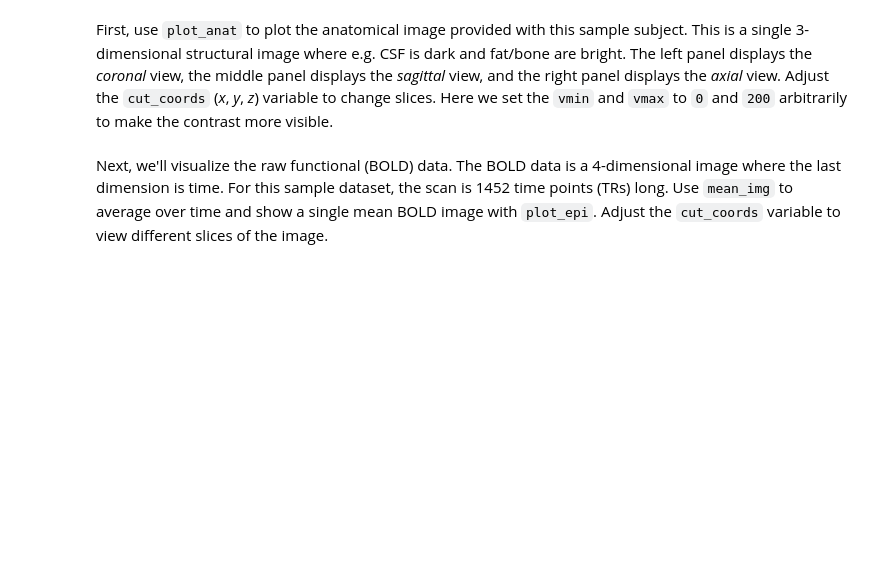
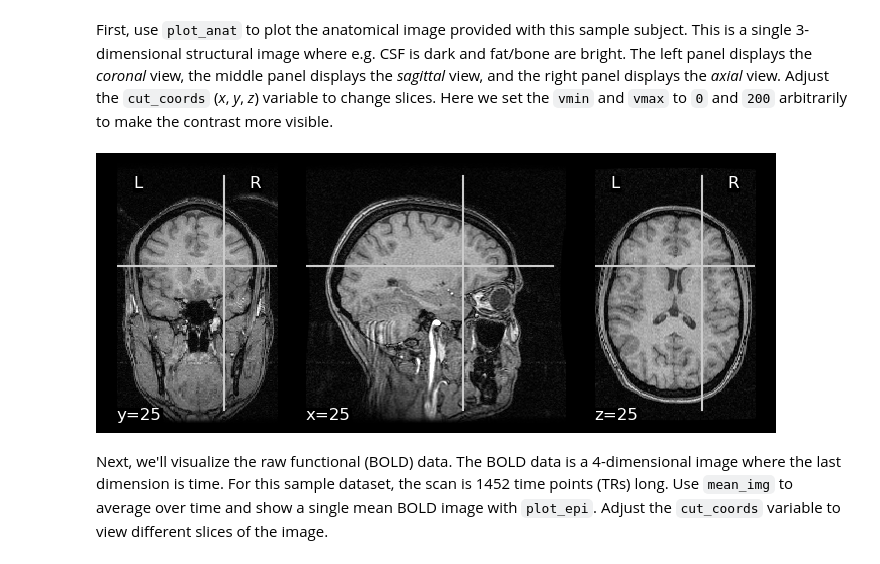
Before and after one commit to yunchang-z/neu502b-lab, a Jupyter notebook: fmri-01/fmri-01-visualization.ipynb, the cells around one changed output. Saved outputs shown, nothing was run; the diff lists cells and outputs as text; code cells hidden in the pictures; blank space fills up the shorter version.

```diff
--- a/fmri-01/fmri-01-visualization.ipynb
+++ b/fmri-01/fmri-01-visualization.ipynb
@@ -16,7 +16,7 @@ from nilearn.masking import apply_mask
 # %% [markdown]
 If you're working on the PNI server, you can set the download directory to the following class directory to avoid downloading the same data multiple times. If you're working on your local machine, set `data_dir` to a directory you're comfortable storing data (e.g. `~/neu502b`).
 # %%
-data_dir = '/Users/snastase/Work/neu502b-2023/nilearn-data'
+data_dir = '/mnt/cup/people/yz3813/temp/'
 # %% [markdown]
 ### Visualizing anatomical and functional data from Haxby et al., 2001
 We'll start by download some sample data from [Haxby et al., 2001](https://doi.org/10.1126/science.1063736) provided by [PyMVPA](http://www.pymvpa.org/). In this experiment, participants viewed images of common objects such as faces, houses, cats, chairs, etc. This dataset was used to demonstrate that visual object category information is encoded in distributed patterns of activity in ventral temporal cortex and played an important role in popularizing multivariate pattern analysis (MVPA).
@@ -27,6 +40,11 @@ haxby_dataset = datasets.fetch_haxby(data_dir=data_dir,
 First, use `plot_anat` to plot the anatomical image provided with this sample subject. This is a single 3-dimensional structural image where e.g. CSF is dark and fat/bone are bright. The left panel displays the *coronal* view, the middle panel displays the *sagittal* view, and the right panel displays the *axial* view. Adjust the `cut_coords` (*x*, *y*, *z*) variable to change slices. Here we set the `vmin` and `vmax` to `0` and `200` arbitrarily to make the contrast more visible.
 # %%
 # Plot the anatomical image
+import nibabel as nib
+data = nib.load(haxby_dataset['anat'][0])
+fx = plot_anat(data,cut_coords=(25, 25, 25), vmin=0, vmax=200)
+# %% [output]
+[figure, added]
 # %% [markdown]
 Next, we'll visualize the raw functional (BOLD) data. The BOLD data is a 4-dimensional image where the last dimension is time. For this sample dataset, the scan is 1452 time points (TRs) long. Use `mean_img` to average over time and show a single mean BOLD image with `plot_epi`. Adjust the `cut_coords` variable to view different slices of the image.
 # %%
```
Also changed, not shown: parts of 4 cells of this notebook, 1 other file.
